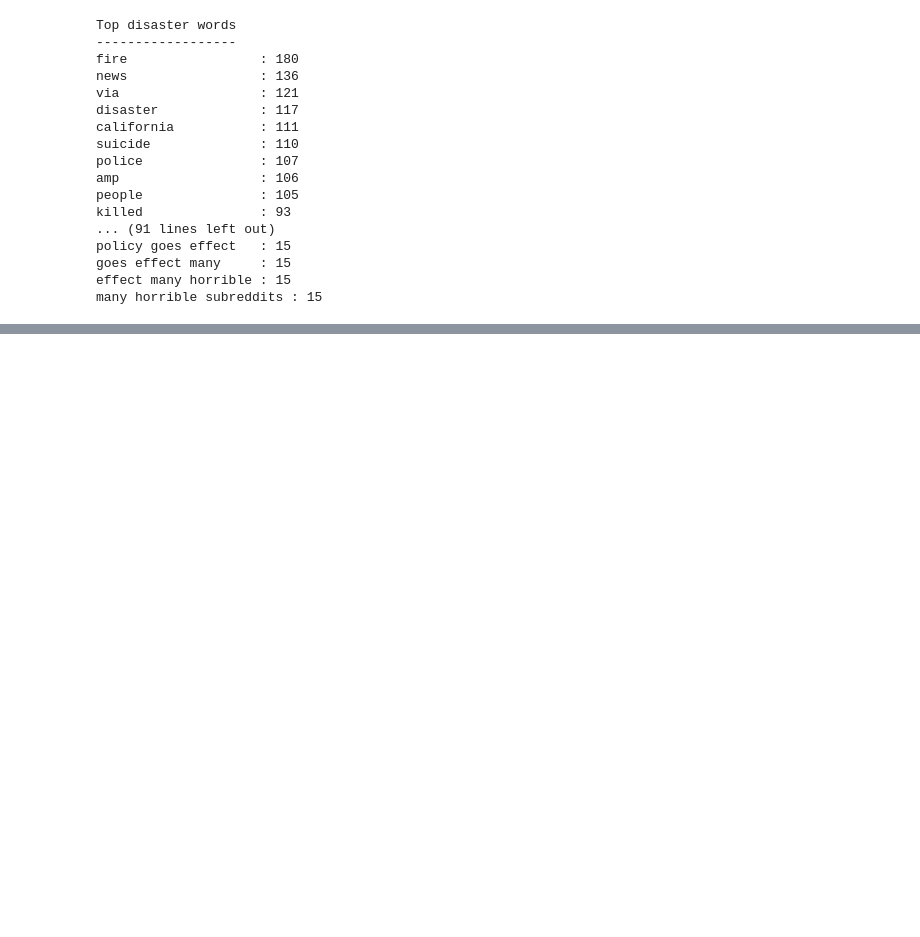
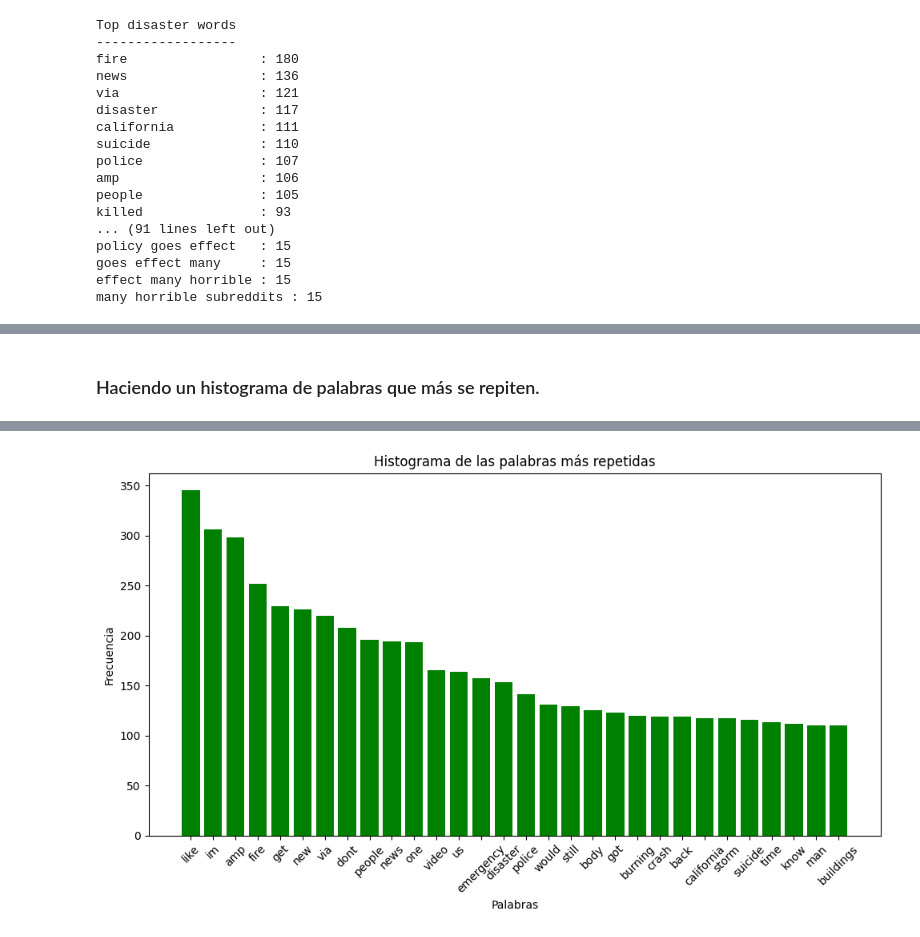
Before and after one commit to Javier19-cmd/Lab5-Data, a Jupyter notebook: Lab5.ipynb, the cells around one changed output, grey strips where cells are left out. Drawn from its saved outputs; the diff is of its cells as text; code cells hidden in the pictures; blank space fills up the shorter version.

```diff
--- a/Lab5.ipynb
+++ b/Lab5.ipynb
@@ -328,0 +409,33 @@ many horrible subreddits : 15
+# %% [markdown]
+### Haciendo un histograma de palabras que más se repiten.
+# %%
+nltk.download('stopwords')
+nltk.download('punkt')
+
+# Concatenando todos los textos de los tweets
+all_tweets_text = ' '.join(train['text'])
+
+# Tokenizando el texto en palabras
+words = nltk.word_tokenize(all_tweets_text)
+
+# Filtrando stopwords en inglés
+stop_words = set(stopwords.words('english'))
+filtered_words = [word.lower() for word in words if word.isalpha() and word.lower() not in stop_words]
+
+# Obteniendo la frecuencia de las palabras
+word_freq = Counter(filtered_words)
+
+# Obteniendo las palabras más frecuentes y sus frecuencias
+most_common_words = word_freq.most_common(30)
+words, freqs = zip(*most_common_words)
+
+# Creando el histograma
+plt.figure(figsize=(10, 6))
+plt.bar(words, freqs, color='green')
+plt.xlabel('Palabras')
+plt.ylabel('Frecuencia')
+plt.title('Histograma de las palabras más repetidas')
+plt.xticks(rotation=45)
+plt.tight_layout()
+plt.show()
+# %% [output]
@@ -328,0 +448 @@ many horrible subreddits : 15
+[figure, added]
```
Also changed, not shown: parts of 15 cells of this notebook.
